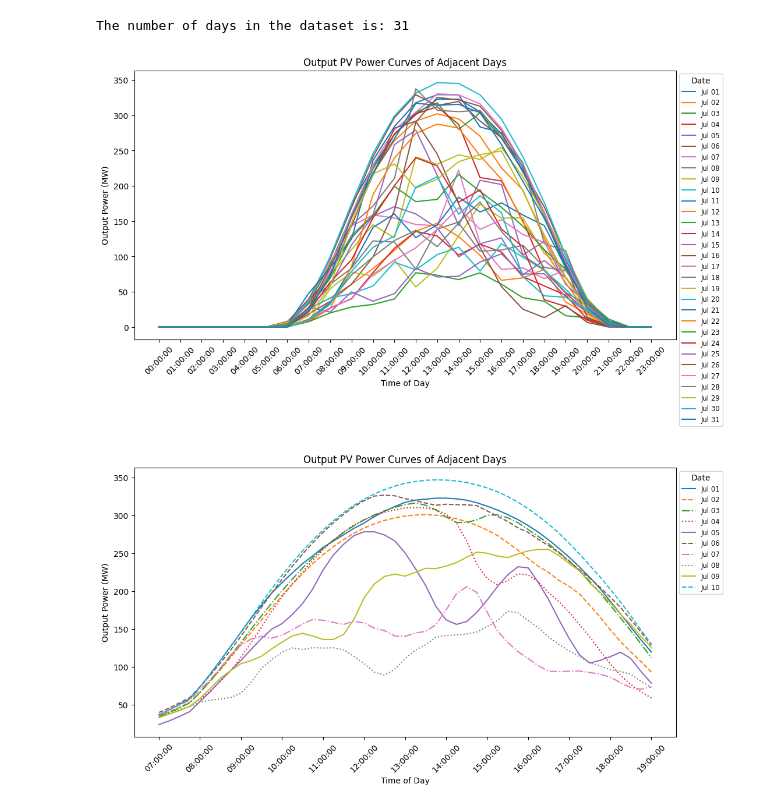
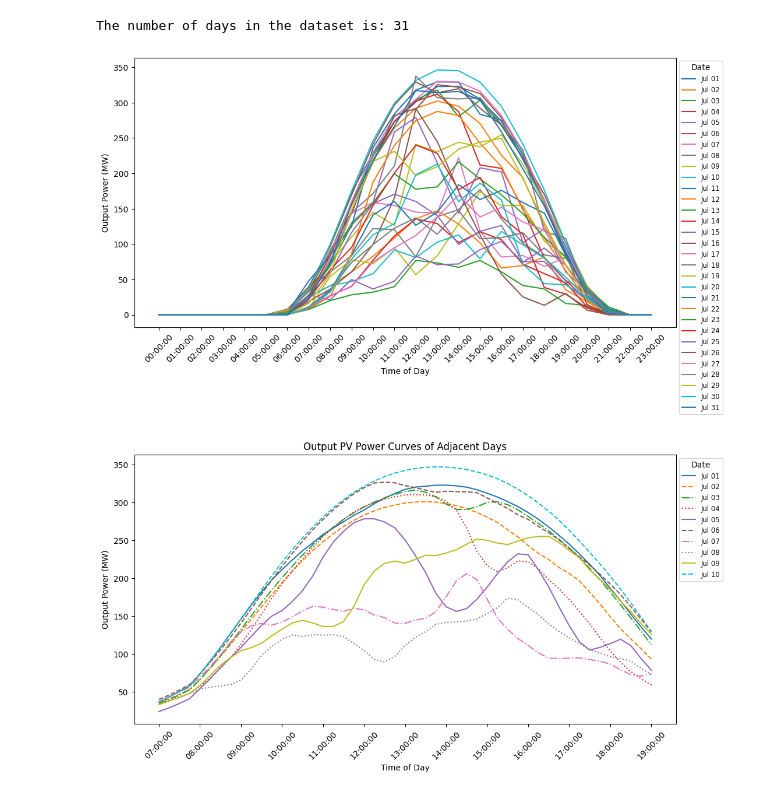
Before and after one commit to buntueng/R-PV-Forecasting, a Jupyter notebook: plotgrph.ipynb, the cells around one changed output. Saved outputs shown, nothing was run; the diff lists cells and outputs as text; code cells hidden in the pictures.

```diff
--- a/plotgrph.ipynb
+++ b/plotgrph.ipynb
@@ -103,35 +103,34 @@ The number of days in the dataset is: 31
 import matplotlib.pyplot as plt
 
 # Select a range of dates for plotting
 df["Date"] = df["DateTime"].dt.date
 df["Time"] = df["DateTime"].dt.strftime('%H:%M:%S')
 
 # Filter all days in the dataset
 selected_days = df["Date"].unique()[:]
 df_subset = df[df["Date"].isin(selected_days)]
 
 # Filter the dataframe to include only rows where the time is on the hour
 df_subset = df_subset[df_subset["Time"].str.endswith(':00:00')]
 
 # Pivot data to have time on x-axis and days as separate lines
 pivot_df = df_subset.pivot(index="Time", columns="Date", values="Real_Time_Measurement_MW")
 
 # Plot Figure 1: Output PV Power Curves of Adjacent Days
 plt.figure(figsize=(12, 6))
 for day in pivot_df.columns:
     plt.plot(pivot_df.index, pivot_df[day], label=day.strftime('%b %d'))
 
 # Formatting the plot
 plt.xlabel("Time of Day")
 plt.ylabel("Output Power (MW)")
-plt.title("Output PV Power Curves of Adjacent Days")
 plt.xticks(rotation=45)  # Rotate x-axis labels for better visibility
 plt.legend(title="Date", bbox_to_anchor=(1, 1), loc="upper left", fontsize='small')  # Adjust font size
 
 # Show the plot
 plt.show()
 # %% [output]
-[figure, old version]
+[figure, new version]
 # %%
 from itertools import cycle
 
```
Also changed, not shown: 20 other files.
